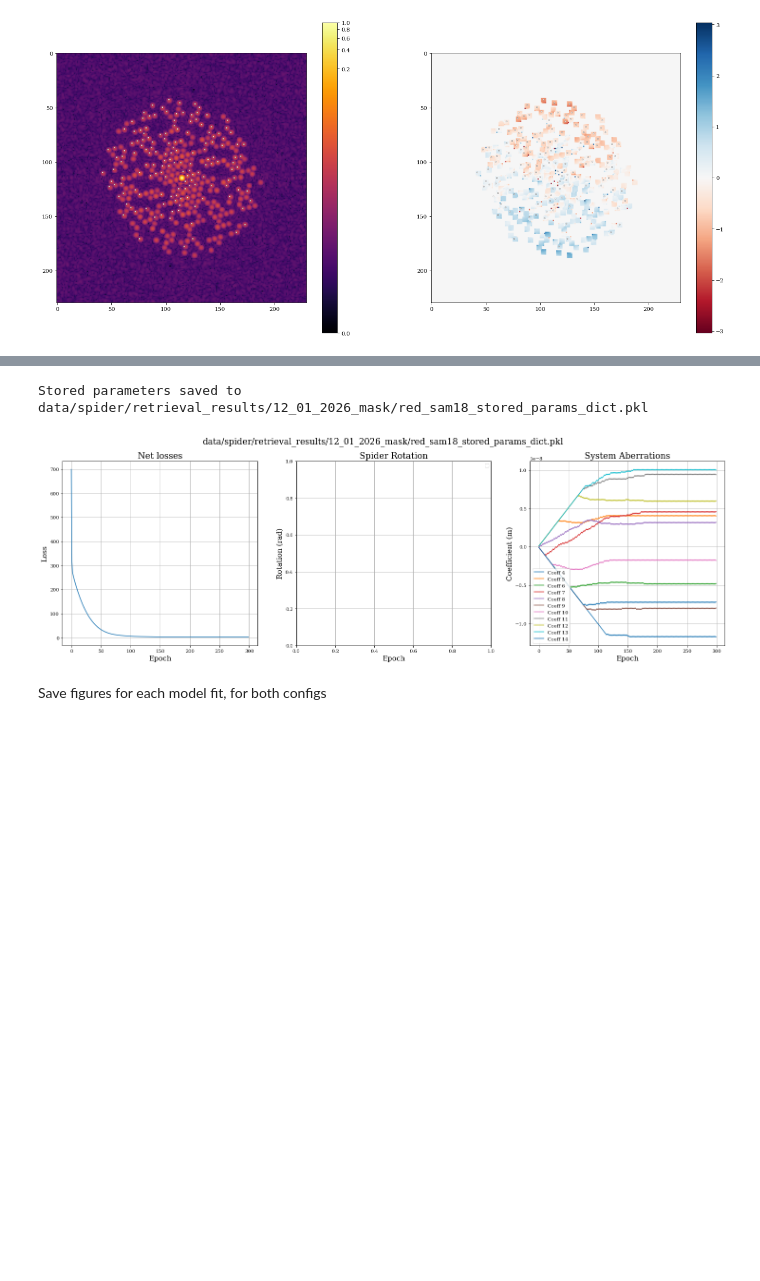
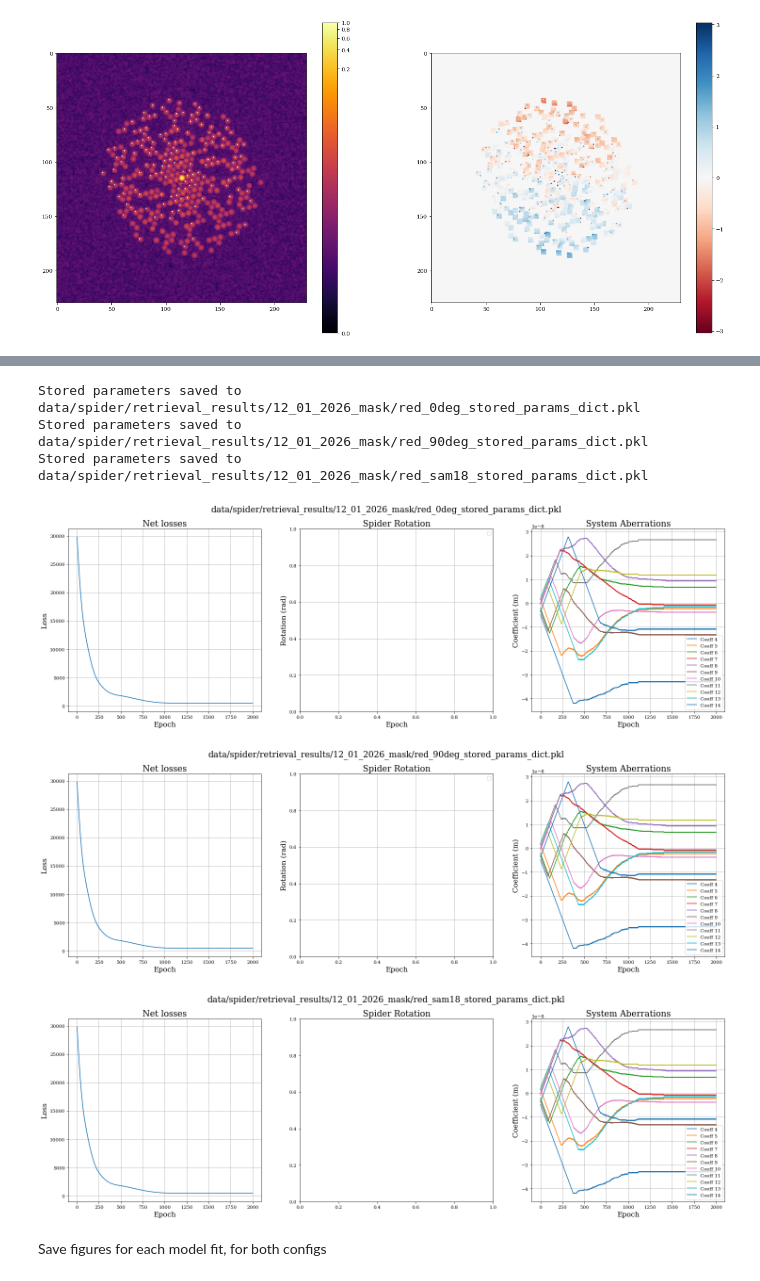
Before and after one commit to TolimanSpace/toliman_dp_design_testing, a Jupyter notebook: System_Aberrations.ipynb, the cells around one changed output, grey strips where cells are left out. Cells and saved outputs as stored; diff of their text form; code cells hidden in the pictures; blank space fills up the shorter version.

```diff
--- a/System_Aberrations.ipynb
+++ b/System_Aberrations.ipynb
@@ -1042,11 +1071,13 @@ optimisation_manager.run_optimisation(num_steps=300)
 # %%
-filenames = []
-# filenames = [save_dir+"red_0deg_stored_params_dict.pkl", save_dir+"red_90deg_stored_params_dict.pkl"]
+# filenames = []
+filenames = [save_dir+"red_0deg_stored_params_dict.pkl", save_dir+"red_90deg_stored_params_dict.pkl"]
 if ph_prior:
     filenames.append(save_dir+"red_sam18_stored_params_dict.pkl")
 
 optimisation_manager.save_stored_params(filenames=filenames)
 # %% [output]
+Stored parameters saved to data/spider/retrieval_results/12_01_2026_mask/red_0deg_stored_params_dict.pkl
+Stored parameters saved to data/spider/retrieval_results/12_01_2026_mask/red_90deg_stored_params_dict.pkl
 Stored parameters saved to data/spider/retrieval_results/12_01_2026_mask/red_sam18_stored_params_dict.pkl
 # %%
 for config_i, filename in enumerate(filenames):
@@ -1056,36 +1087,38 @@ for config_i, filename in enumerate(filenames):
         plt.suptitle(filename)
         plt.subplot(1,3,1)
         plt.title("Net losses")
         plt.plot(stored_params_dict["net loss"])
         plt.xlabel("Epoch")
         plt.grid()
         plt.ylabel("Loss")
 
         plt.subplot(1,3,3)
         plt.title("System Aberrations")
         coeffs_arr = np.asarray(stored_params_dict["aperture.coefficients"])[:,0,:]
         for l in range(coeffs_arr.shape[-1]):
             label = "Coeff " + str(zernike_indicies[l])
             plt.plot(coeffs_arr[:,l], label=label)
         plt.legend()
         plt.ylabel("Coefficient (m)")
         plt.xlabel("Epoch")
         plt.grid()
 
         plt.subplot(1,3,2)
         plt.title("Spider Rotation")
-        # spider_rot_arr = np.asarray(stored_params_dict["spider.rotation"])[:,0,0]
-        spider_rot_arr = np.asarray(stored_params_dict["sam18.rotation"])[:,0,0]
+        spider_rot_arr = np.asarray(stored_params_dict["spider.rotation"])[:,0,0]
+        # spider_rot_arr = np.asarray(stored_params_dict["sam18.rotation"])[:,0,0]
 
         # plt.plot(spider_rot_arr, '.')
         plt.ylabel("Rotation (rad)")
         plt.xlabel("Epoch")
         plt.legend()
         plt.grid()
     except:
         pass
 # %% [output]
-[figure, old version]
+[figure, new version]
+[figure, added]
+[figure, added]
 # %% [markdown]
 Save figures for each model fit, for both configs
 # %%
```
Also changed, not shown: parts of 20 cells of this notebook, 1 other file.
